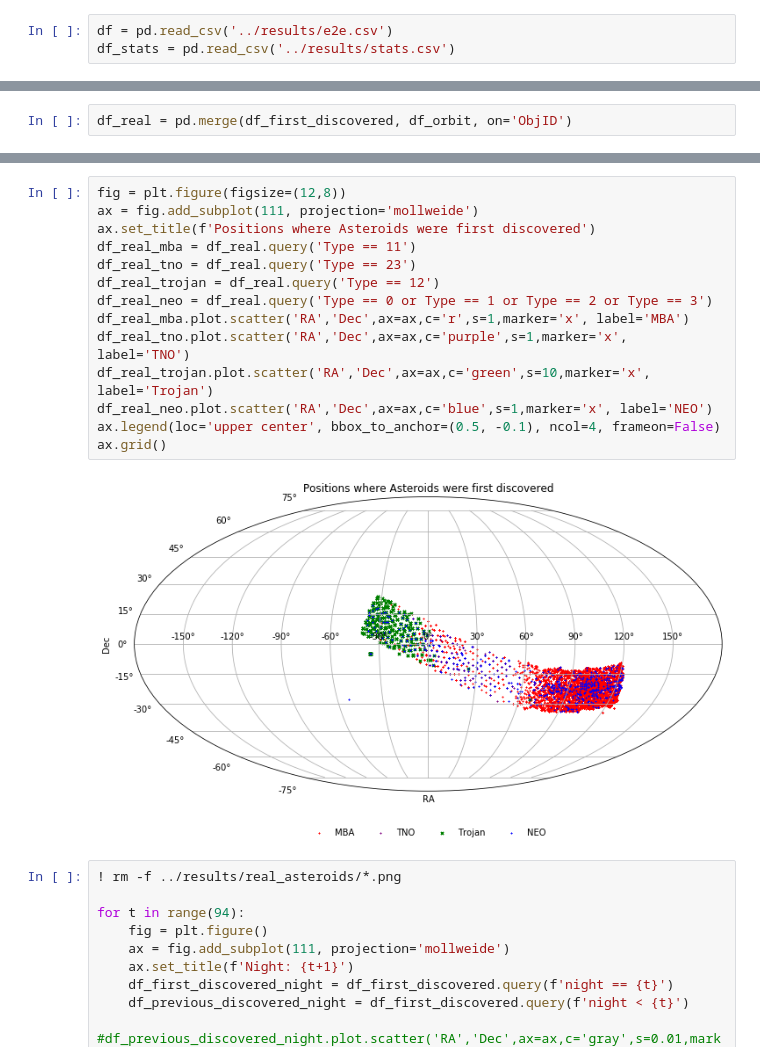
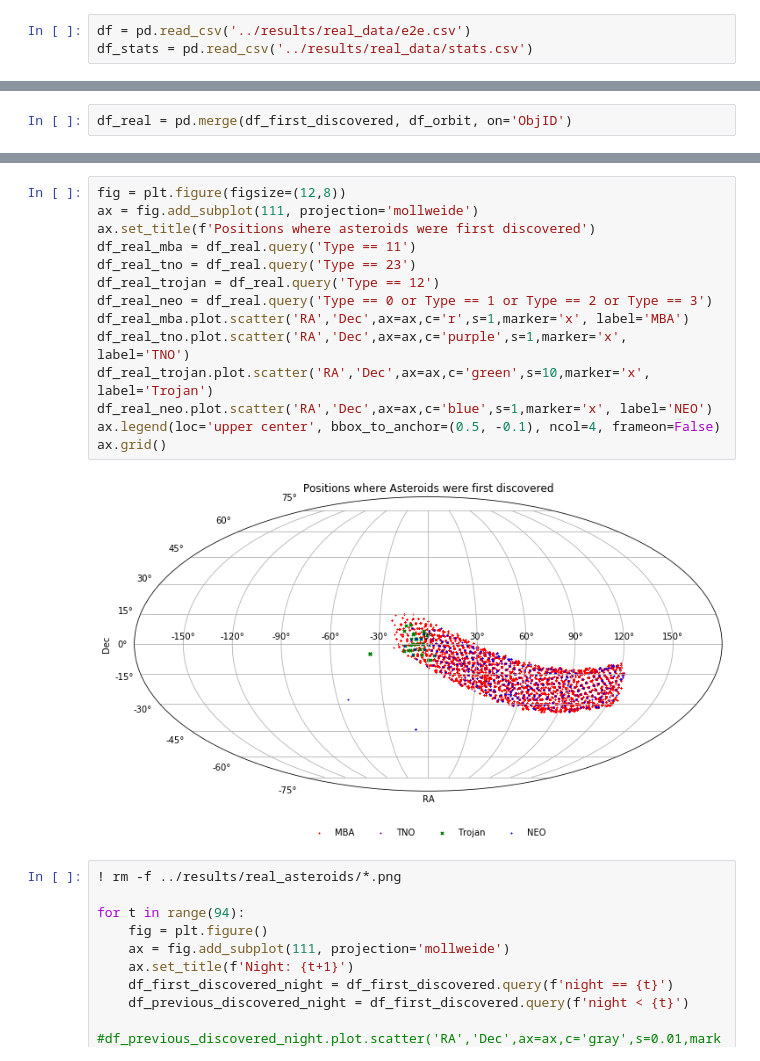
Before and after one commit to mjuric/sv-predictions, a Jupyter notebook: analysis/asteroid-viz.ipynb, the cells around one changed output, grey strips where cells are left out. Saved outputs shown, nothing was run; the diff lists cells and outputs as text.

Commit message:
asteroid-viz paths fixed

```diff
--- a/analysis/asteroid-viz.ipynb
+++ b/analysis/asteroid-viz.ipynb
@@ -8,8 +8,8 @@ import matplotlib.pyplot as plt
 # %%
 import pandas as pd
 # %%
-df = pd.read_csv('../results/e2e.csv')
-df_stats = pd.read_csv('../results/stats.csv')
+df = pd.read_csv('../results/real_data/e2e.csv')
+df_stats = pd.read_csv('../results/real_data/stats.csv')
 # %%
 df
 # %% [output]
@@ -234,19 +234,19 @@ df_real
 # %%
 fig = plt.figure(figsize=(12,8))
 ax = fig.add_subplot(111, projection='mollweide')
-ax.set_title(f'Positions where Asteroids were first discovered')
+ax.set_title(f'Positions where asteroids were first discovered')
 df_real_mba = df_real.query('Type == 11')
 df_real_tno = df_real.query('Type == 23')
 df_real_trojan = df_real.query('Type == 12')
 df_real_neo = df_real.query('Type == 0 or Type == 1 or Type == 2 or Type == 3')
 df_real_mba.plot.scatter('RA','Dec',ax=ax,c='r',s=1,marker='x', label='MBA')
 df_real_tno.plot.scatter('RA','Dec',ax=ax,c='purple',s=1,marker='x', label='TNO')
 df_real_trojan.plot.scatter('RA','Dec',ax=ax,c='green',s=10,marker='x', label='Trojan')
 df_real_neo.plot.scatter('RA','Dec',ax=ax,c='blue',s=1,marker='x', label='NEO')
 ax.legend(loc='upper center', bbox_to_anchor=(0.5, -0.1), ncol=4, frameon=False)
 ax.grid()
 # %% [output]
-[figure, old version]
+[figure, new version]
 # %%
 ! rm -f ../results/real_asteroids/*.png
 
```
Also changed, not shown: parts of 12 cells of this notebook.
